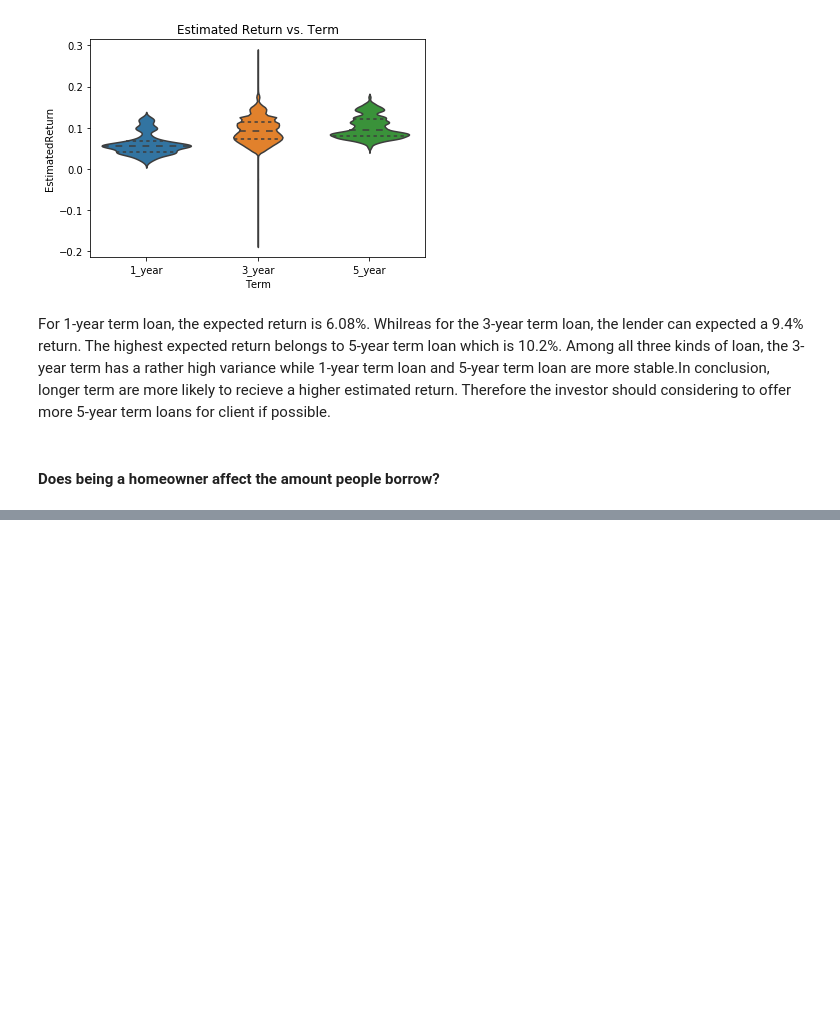
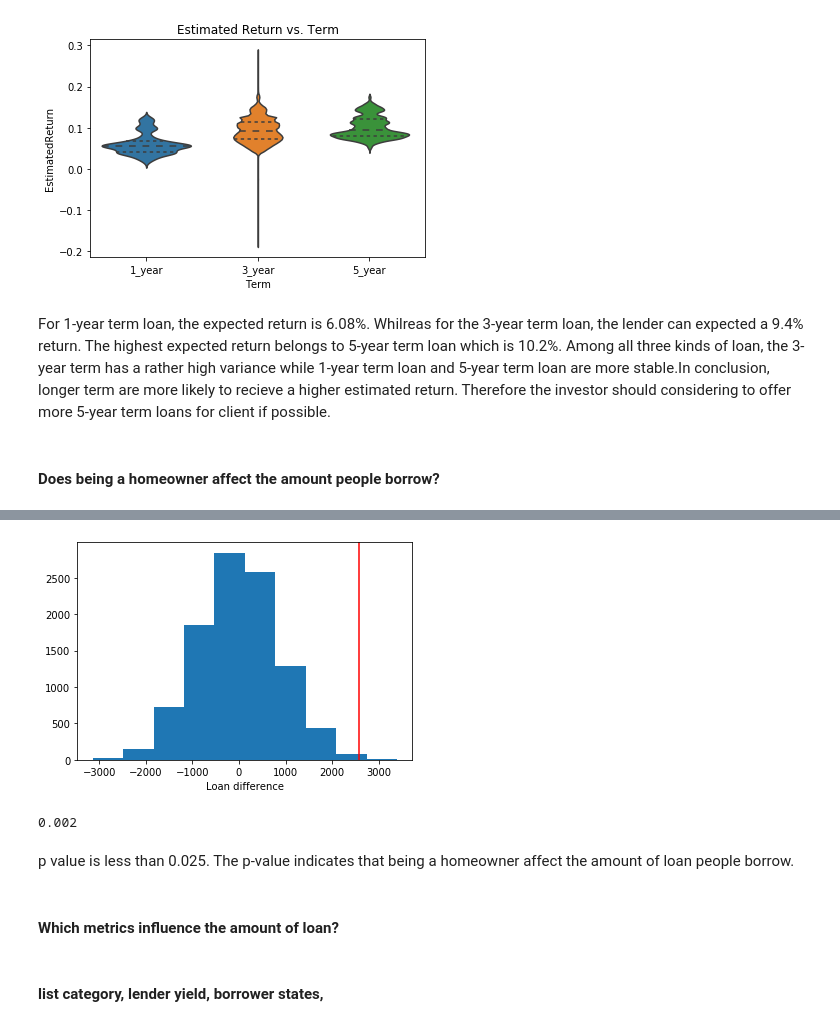
Before and after one commit to Jinning-beep/Udacity_data_analyst_projects, a Jupyter notebook: Project 5/exploratory_act.ipynb, the cells around one changed output, grey strips where cells are left out. Saved outputs shown, nothing was run; the diff lists cells and outputs as text; code cells hidden in the pictures; blank space fills up the shorter version.

```diff
--- a/Project 5/exploratory_act.ipynb
+++ b/Project 5/exploratory_act.ipynb
@@ -291,0 +304,2 @@ $\mu_0 = \mu_1$
+# %%
+obs_diff = org_home_mean - org_nohome_mean
@@ -291,0 +332,19 @@ $\mu_0 = \mu_1$
+# %%
+null_vals = np.random.normal(0, np.std(diffs), 10000)
+plt.hist(null_vals)
+plt.axvline(x=obs_diff,c='red')
+plt.xlabel('Loan difference');
+# %% [output]
+[figure, added]
+# %%
+null_vals = np.array(null_vals)
+p_val = (null_vals > obs_diff).mean()
+p_val
+# %% [output]
+0.002
+# %% [markdown]
+p value is less than 0.025. The p-value indicates that being a homeowner affect the amount of loan people borrow.
+# %% [markdown]
+#### Which metrics influence the amount of loan?
+# %% [markdown]
+#### list category, lender yield, borrower states,
```
Also changed, not shown: parts of 12 cells of this notebook.
